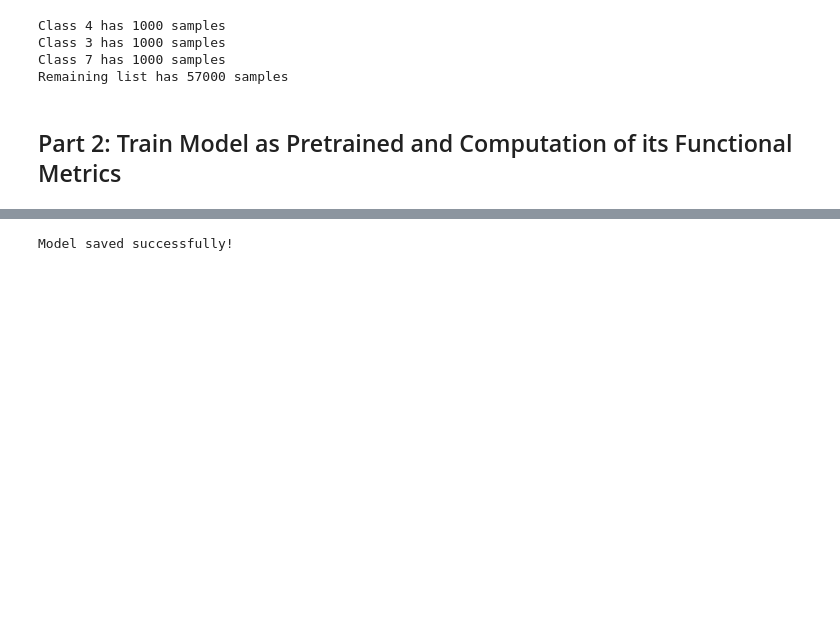
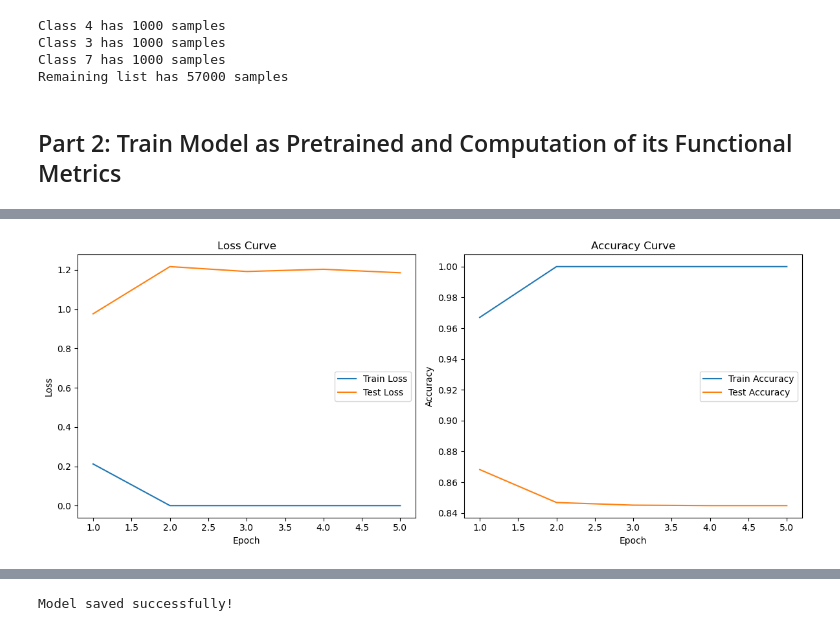
Before and after one commit to hmzi67/task-vector, a Jupyter notebook: experiment.ipynb, the cells around one changed output, grey strips where cells are left out. Cells and saved outputs as stored; diff of their text form; code cells hidden in the pictures; blank space fills up the shorter version.

```diff
--- a/experiment.ipynb
+++ b/experiment.ipynb
@@ -244,3 +361,3 @@ weighted avg       0.87      0.58      0.62     10000
 # %%
-train_model(model, train_loader_4, num_epochs=5, fine_tuning=True)
+train_model(model, train_loader_4, test_loader=test_loader, num_epochs=5, fine_tuning=True )
 # %% [output]
@@ -248,3 +370,4 @@ Fine-tuning complete!
+[figure, added]
 # %%
 evaluate_model(model, test_loader)
 # %% [output]
```
Also changed, not shown: parts of 15 cells of this notebook.
